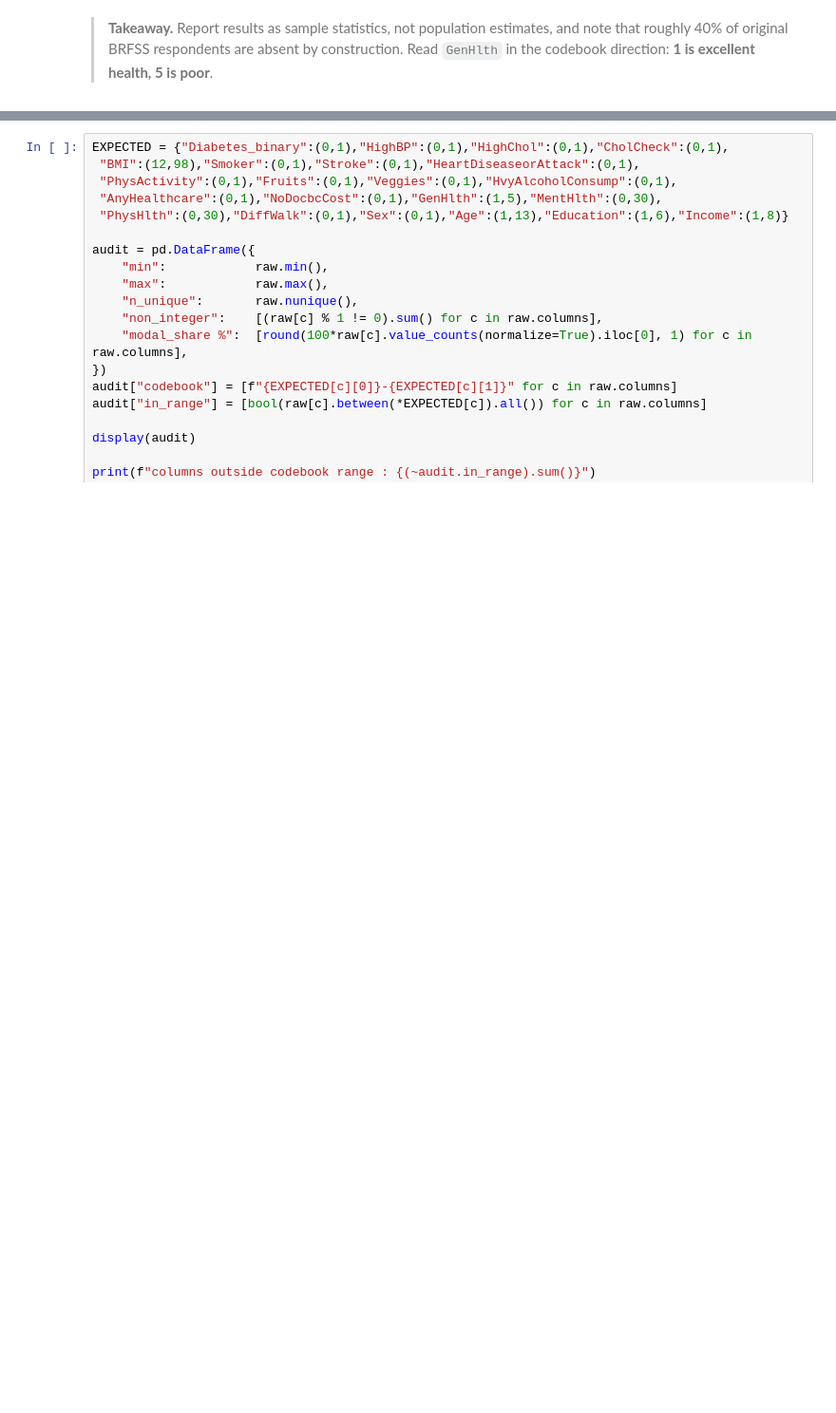
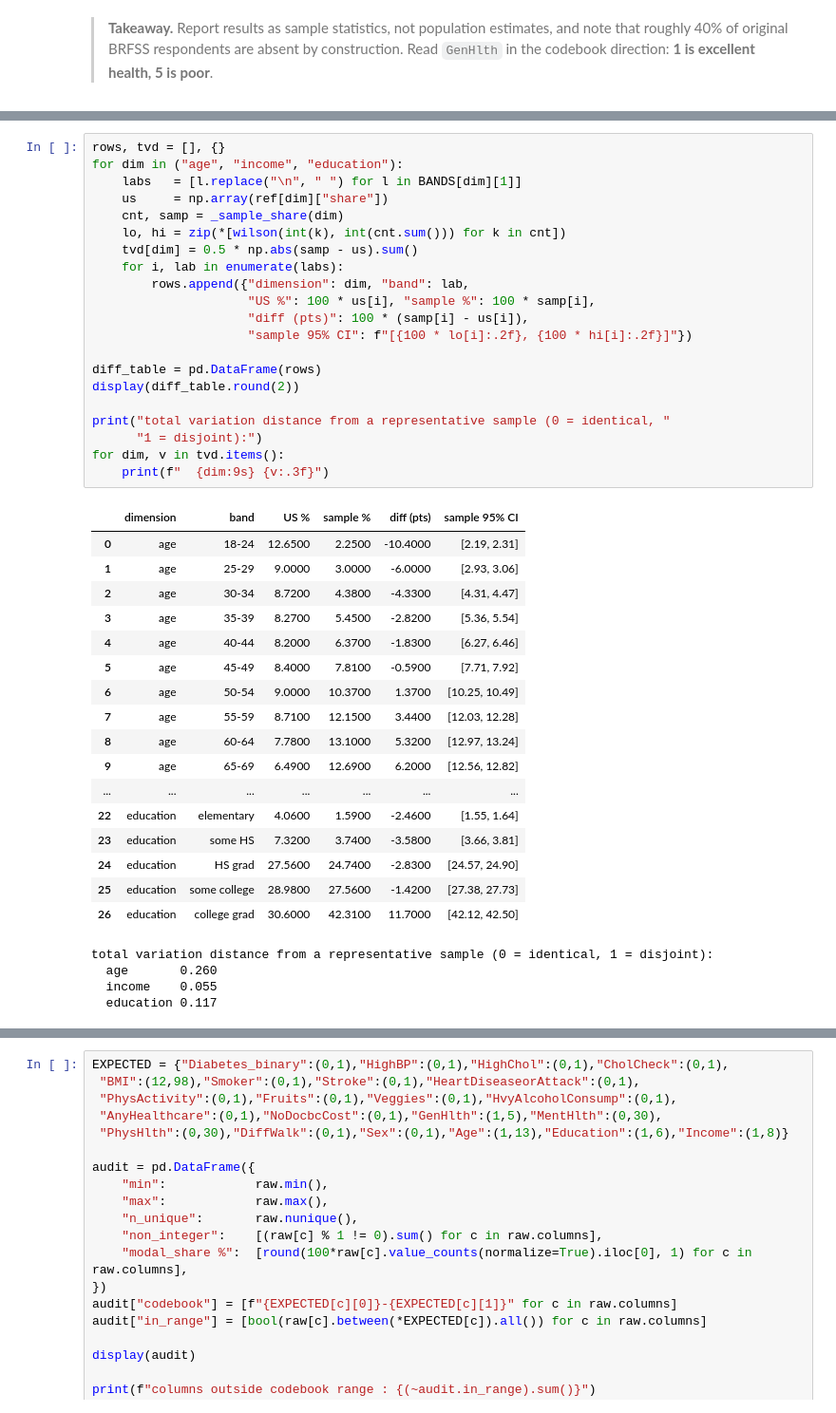
Before and after one commit to Lone-Wolfgang/brfss2015-diabetes-eda, a Jupyter notebook: Lab1/WolfgangKlein.ipynb, the cells around one changed output, grey strips where cells are left out. Shown at 95% size. Drawn from its saved outputs; the diff is of its cells as text; blank space fills up the shorter version.

```diff
--- a/Lab1/WolfgangKlein.ipynb
+++ b/Lab1/WolfgangKlein.ipynb
@@ -199,0 +398,43 @@ like a measurement.
+# %%
+rows, tvd = [], {}
+for dim in ("age", "income", "education"):
+    labs   = [l.replace("\n", " ") for l in BANDS[dim][1]]
+    us     = np.array(ref[dim]["share"])
+    cnt, samp = _sample_share(dim)
+    lo, hi = zip(*[wilson(int(k), int(cnt.sum())) for k in cnt])
+    tvd[dim] = 0.5 * np.abs(samp - us).sum()
+    for i, lab in enumerate(labs):
+        rows.append({"dimension": dim, "band": lab,
+                     "US %": 100 * us[i], "sample %": 100 * samp[i],
+                     "diff (pts)": 100 * (samp[i] - us[i]),
+                     "sample 95% CI": f"[{100 * lo[i]:.2f}, {100 * hi[i]:.2f}]"})
+
+diff_table = pd.DataFrame(rows)
+display(diff_table.round(2))
+
+print("total variation distance from a representative sample (0 = identical, "
+      "1 = disjoint):")
+for dim, v in tvd.items():
+    print(f"  {dim:9s} {v:.3f}")
+# %% [output]
+|  | dimension | band | US % | sample % | diff (pts) | sample 95% CI |
+| 0 | age | 18-24 | 12.6500 | 2.2500 | -10.4000 | [2.19, 2.31] |
+| 1 | age | 25-29 | 9.0000 | 3.0000 | -6.0000 | [2.93, 3.06] |
+| 2 | age | 30-34 | 8.7200 | 4.3800 | -4.3300 | [4.31, 4.47] |
+| 3 | age | 35-39 | 8.2700 | 5.4500 | -2.8200 | [5.36, 5.54] |
+| 4 | age | 40-44 | 8.2000 | 6.3700 | -1.8300 | [6.27, 6.46] |
+| 5 | age | 45-49 | 8.4000 | 7.8100 | -0.5900 | [7.71, 7.92] |
+| 6 | age | 50-54 | 9.0000 | 10.3700 | 1.3700 | [10.25, 10.49] |
+| 7 | age | 55-59 | 8.7100 | 12.1500 | 3.4400 | [12.03, 12.28] |
+| 8 | age | 60-64 | 7.7800 | 13.1000 | 5.3200 | [12.97, 13.24] |
+| 9 | age | 65-69 | 6.4900 | 12.6900 | 6.2000 | [12.56, 12.82] |
+| ... | ... | ... | ... | ... | ... | ... |
+| 22 | education | elementary | 4.0600 | 1.5900 | -2.4600 | [1.55, 1.64] |
+| 23 | education | some HS | 7.3200 | 3.7400 | -3.5800 | [3.66, 3.81] |
+| 24 | education | HS grad | 27.5600 | 24.7400 | -2.8300 | [24.57, 24.90] |
+| 25 | education | some college | 28.9800 | 27.5600 | -1.4200 | [27.38, 27.73] |
+| 26 | education | college grad | 30.6000 | 42.3100 | 11.7000 | [42.12, 42.50] |
+total variation distance from a representative sample (0 = identical, 1 = disjoint):
+  age       0.260
+  income    0.055
+  education 0.117
```
Also changed, not shown: parts of 32 cells of this notebook, 4 other files.
